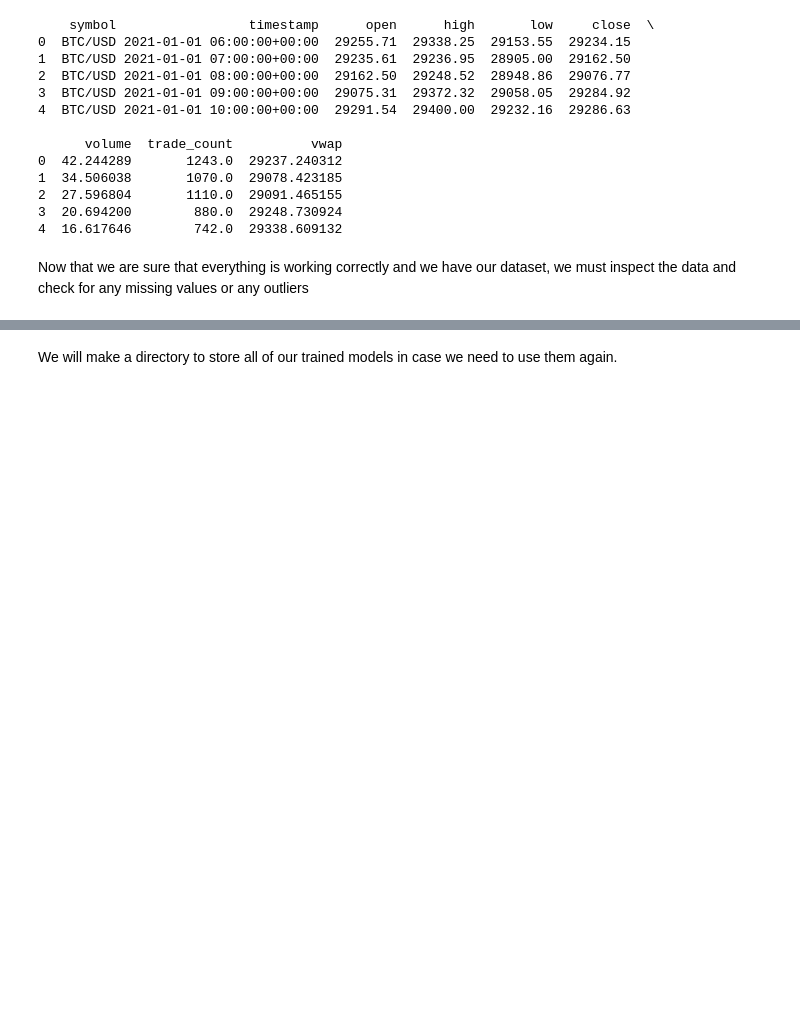
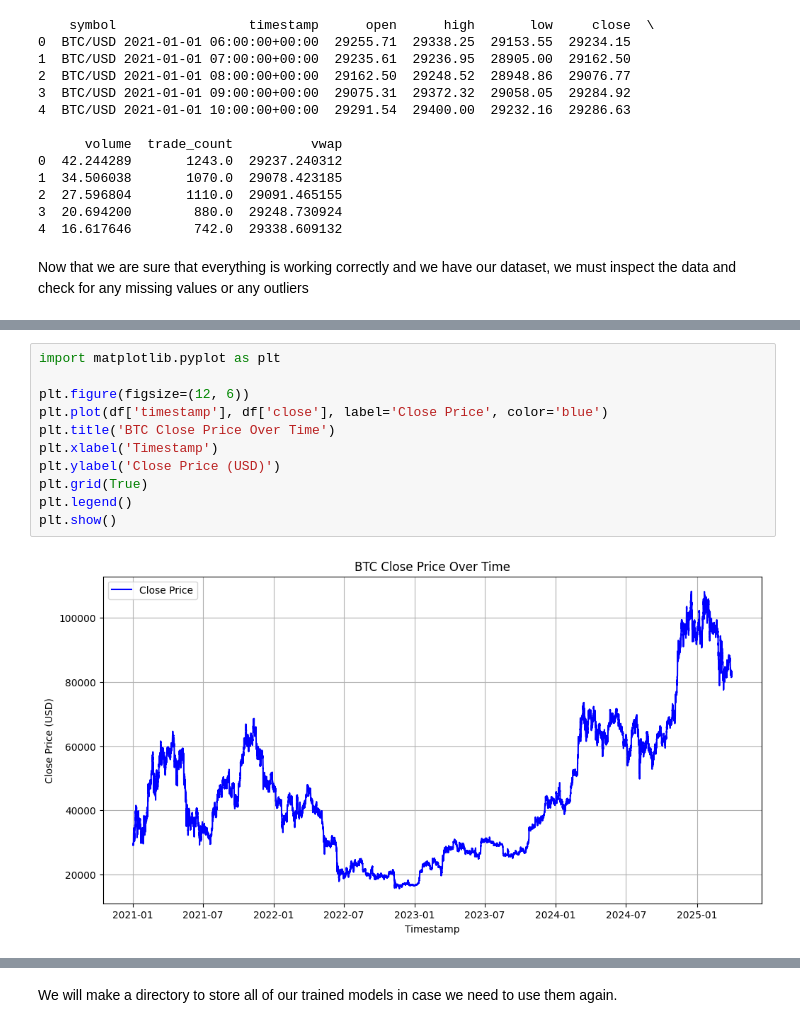
Before and after one commit to bobhampton/ML_Stock_Bot_with_Alpaca, a Jupyter notebook: Bob-LSTM.ipynb, the cells around one changed output, grey strips where cells are left out. Saved outputs shown, nothing was run; the diff lists cells and outputs as text; blank space fills up the shorter version.

```diff
--- a/Bob-LSTM.ipynb
+++ b/Bob-LSTM.ipynb
@@ -141,0 +176,13 @@ Detected 0 potential outliers in closing prices.
+# %%
+import matplotlib.pyplot as plt
+
+plt.figure(figsize=(12, 6))
+plt.plot(df['timestamp'], df['close'], label='Close Price', color='blue')
+plt.title('BTC Close Price Over Time')
+plt.xlabel('Timestamp')
+plt.ylabel('Close Price (USD)')
+plt.grid(True)
+plt.legend()
+plt.show()
+# %% [output]
+[figure, added]
```
Also changed, not shown: parts of 14 cells of this notebook, 8 other files.
